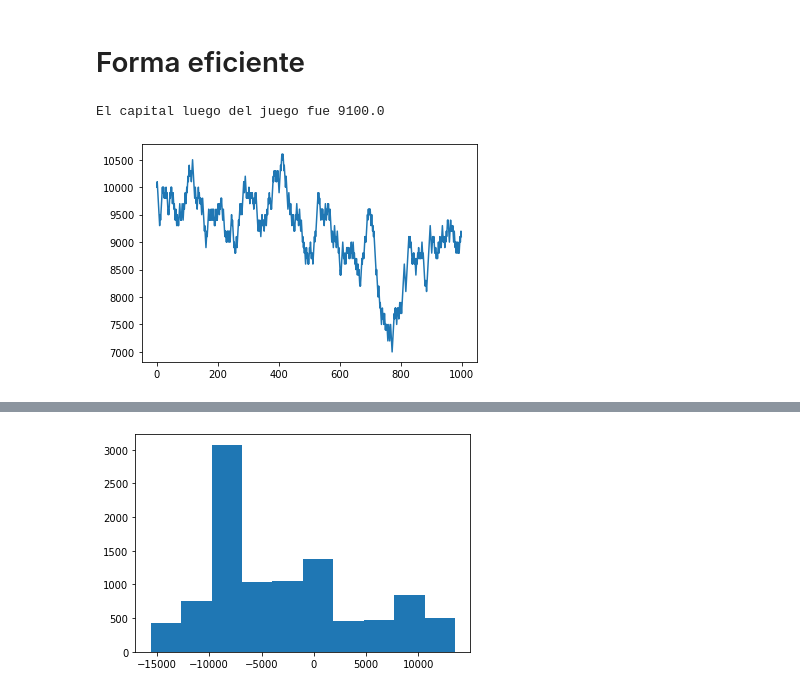
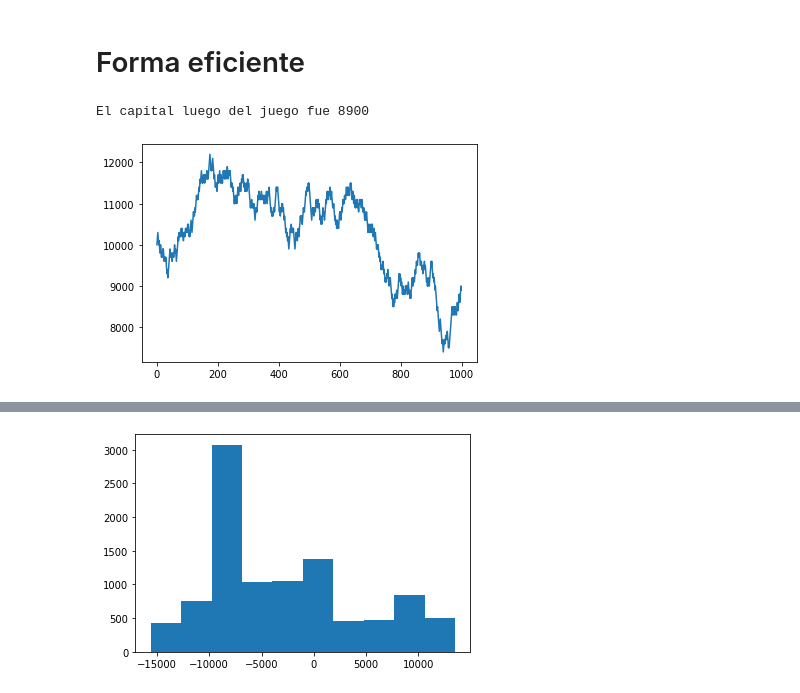
Before and after one commit to patybume10/SPF-2020-I-G1, a Jupyter notebook: TEMA-2/Clase8_SimulacionMontecarlo.ipynb, the cells around one changed output, grey strips where cells are left out. Saved outputs shown, nothing was run; the diff lists cells and outputs as text; code cells hidden in the pictures.

```diff
--- a/TEMA-2/Clase8_SimulacionMontecarlo.ipynb
+++ b/TEMA-2/Clase8_SimulacionMontecarlo.ipynb
@@ -101,6 +110,6 @@ def randon_walk(N):
 # %%
 # Usando el método ineficiente
-N = 10000 # número de pasos
+N = 1000 # número de pasos
 n = 10    # cantidad de trayectorias
 final = []
 # %matplotlib inline
@@ -148,3 +159,9 @@ De nuevo, con nuestro ejemplo en mente, 1-50, la casa gana. 51-99 el usuario gan
 Ahora, comencemos. Primero tenemos que crear nuestro dado.
 # %%
 # Crear una función para que devuelva simplemente ganar(true) o perder(false)
+def dado():
+    x = np.random.randint(1,101)
+    if 0<x<=50 or x == 100:
+        return False
+    else:
+        return True
@@ -172,16 +195,17 @@ Ahora, necesitamos crear un **apostador**. Empezaremos con uno extremadamente b
 # Las caracterísitcas son: se empieza con un capital inicial,
 # siempre se apuesta lo mismo, y se va a apostar un número determinado de veces.
 def apostador2(cap_inicial, apuesta, n_apuestas):
+    np.random.seed(516)
     capital = cap_inicial
     ccapital = [capital]
-    for i in range(n_apuestas):
-        if tirar_dado():
+    for i in range(n_apuestas-1):
+        if dado():
             capital += apuesta
             ccapital.append(capital)
         else:
             capital -= apuesta
             ccapital.append(capital)
-    return ccapital,capital
+    return ccapital#,capital
 # %% [markdown]
 # Forma eficiente
 # %%
@@ -192,10 +229,10 @@ def apostador(cap_inicial, apuesta, n_apuestas):
 # %%
 # Ver como evolucionan los fondos de nuestro apostador al jugar 100 veces
 # %matplotlib inline
-ccapital = apostador(10000, 100, 1000)
+ccapital = apostador2(10000, 100, 1000)
 print('El capital luego del juego fue',ccapital[-1]);
 plt.plot(ccapital)
 plt.show()
 # %% [output]
-El capital luego del juego fue 9100.0
+El capital luego del juego fue 8900
-[figure, old version]
+[figure, new version]
```
Also changed, not shown: parts of 9 cells of this notebook, 2 other files.
